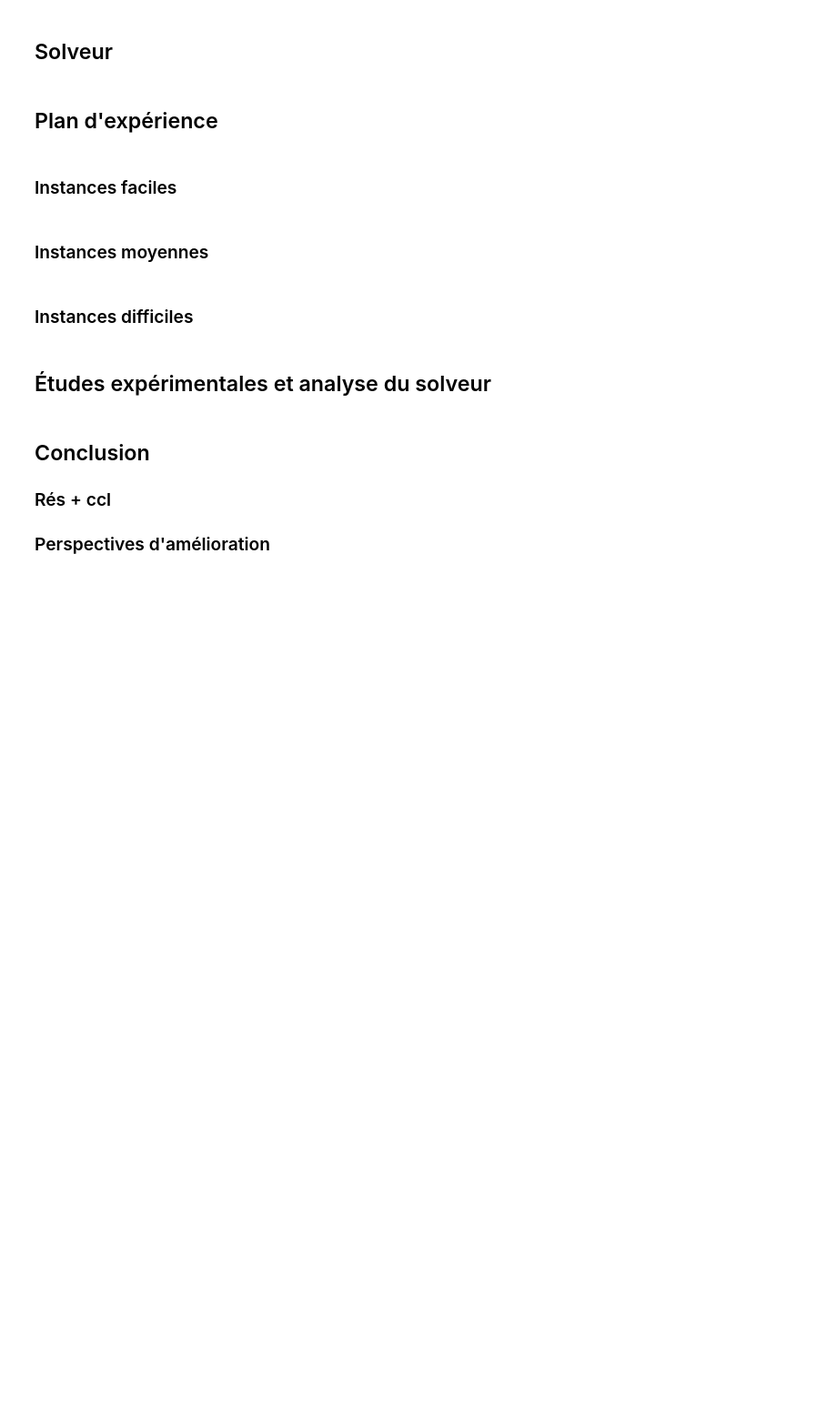
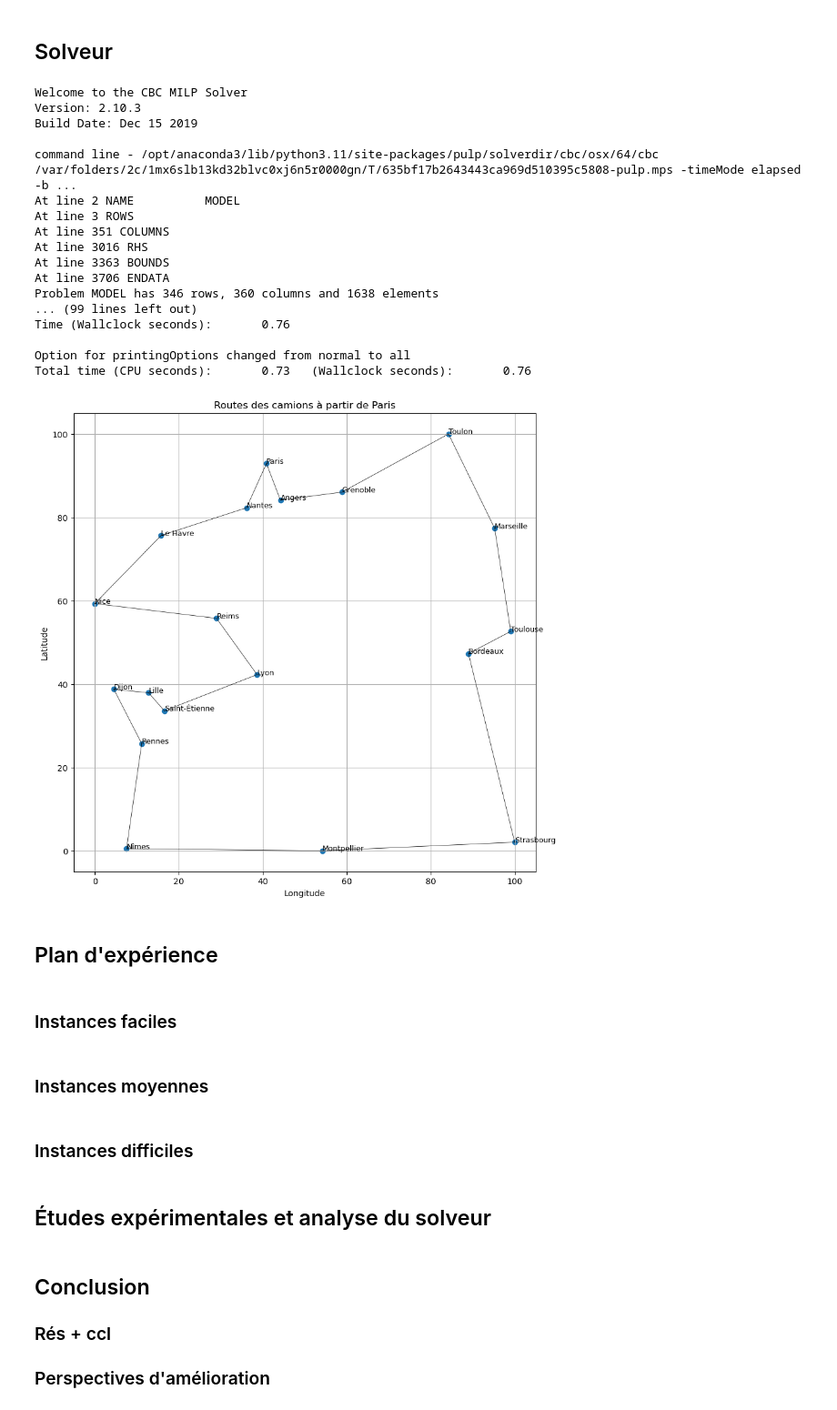
Before and after one commit to alennardos/A3_RO, a Jupyter notebook: Projet.ipynb, the cells around one changed output. Shown at 91% size. Saved outputs shown, nothing was run; the diff lists cells and outputs as text; code cells hidden in the pictures; blank space fills up the shorter version.

Commit message:
solveur V1 with 1 truck

```diff
--- a/Projet.ipynb
+++ b/Projet.ipynb
@@ -331,0 +283,3 @@ plot_cities(df)
+# %%
+# True données réels / false données random
+use_real_coordinates = False
@@ -336,3 +363,79 @@ plot_cities(df)
+# %%
+# Nombre de camions disponibles
+num_trucks = 2  # Exemple avec 2 camions, vous pouvez changer cette valeur
+
+# Variables de décision
+x = LpVariable.dicts('x', [(i, j) for i in range(n) for j in range(n)], cat=LpBinary)
+u = LpVariable.dicts('u', [i for i in range(n)], lowBound=0, cat='Continuous')
+
+# Créer le modèle de minimisation
+vrp_model = LpProblem("VRP", LpMinimize)
+
+# Fonction objectif : Minimiser la somme des distances
+vrp_model += lpSum(distance_matrix[i][j] * x[i, j] for i in range(n) for j in range(n))
+
+# Contraintes
+for i in range(n):
+    vrp_model += lpSum(x[i, j] for j in range(n) if i != j) == 1  # Chaque ville est visitée exactement une fois
+    vrp_model += lpSum(x[j, i] for j in range(n) if i != j) == 1  # Chaque ville est visitée exactement une fois
+
+# Contraintes pour les camions (chaque camion doit partir et revenir à Paris, index 0)
+vrp_model += lpSum(x[0, j] for j in range(1, n)) <= num_trucks
+vrp_model += lpSum(x[i, 0] for i in range(1, n)) <= num_trucks
+
+# Subtour elimination
+for i in range(1, n):
+    for j in range(1, n):
+        if i != j:
+            vrp_model += u[i] - u[j] + n * x[i, j] <= n - 1
+
+# Résoudre le modèle
+vrp_model.solve()
+
+# Afficher la solution
+solution = []
+for i in range(n):
+    for j in range(n):
+        if x[i, j].varValue == 1:
+            solution.append((i, j))
+
+# Afficher la route optimale sur la carte
+plt.figure(figsize=(10, 10))
+plt.scatter(x_scaled, y_scaled)
+
+# Annoter les villes
+for i, (x, y) in enumerate(scaled_coordinates):
+    plt.text(x, y, cities_df['ville'][i], fontsize=9)
+
+# Tracer les lignes représentant les routes des camions
+for route in solution:
+    i, j = route
+    plt.plot([x_scaled[i], x_scaled[j]], [y_scaled[i], y_scaled[j]], 'k-', lw=0.5)
+
+plt.title('Routes des camions à partir de Paris')
+plt.xlabel('Longitude')
+plt.ylabel('Latitude')
+plt.grid(True)
+plt.show()
+# %% [output]
+Welcome to the CBC MILP Solver
+Version: 2.10.3
+Build Date: Dec 15 2019
+
+command line - /opt/anaconda3/lib/python3.11/site-packages/pulp/solverdir/cbc/osx/64/cbc /var/folders/2c/1mx6slb13kd32blvc0xj6n5r0000gn/T/635bf17b2643443ca969d510395c5808-pulp.mps -timeMode elapsed -b ...
+At line 2 NAME          MODEL
+At line 3 ROWS
+At line 351 COLUMNS
+At line 3016 RHS
+At line 3363 BOUNDS
+At line 3706 ENDATA
+Problem MODEL has 346 rows, 360 columns and 1638 elements
+... (99 lines left out)
+Time (Wallclock seconds):       0.76
+
+Option for printingOptions changed from normal to all
+Total time (CPU seconds):       0.73   (Wallclock seconds):       0.76
+[figure, added]
 # %% [markdown]
 ## Plan d'expérience
 # %% [markdown]
```
Also changed, not shown: parts of 5 cells of this notebook, 2 other files.
